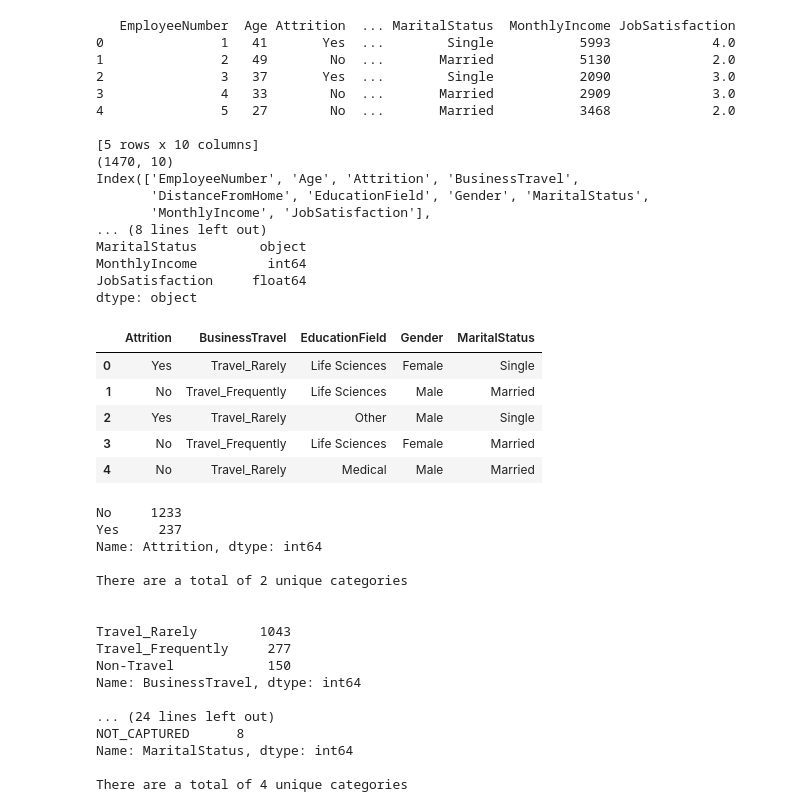
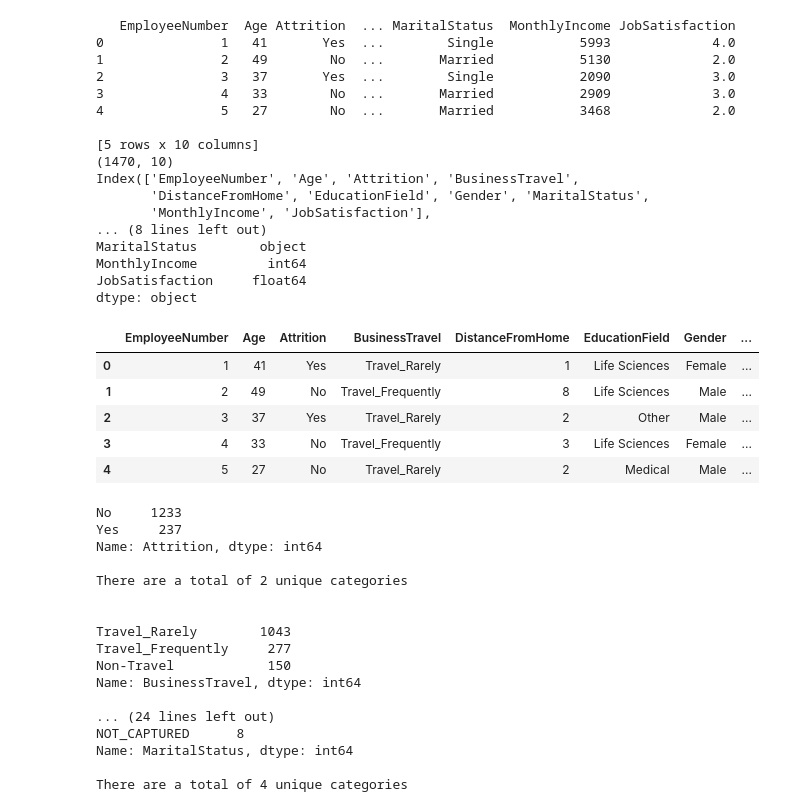
Before and after one commit to KeithChan01/IBM-Employee-Analysis, a Jupyter notebook: Cleaning.ipynb, the cells around one changed output. Saved outputs shown, nothing was run; the diff lists cells and outputs as text; code cells hidden in the pictures.

```diff
--- a/Cleaning.ipynb
+++ b/Cleaning.ipynb
@@ -50,15 +57,15 @@ MaritalStatus        object
 MonthlyIncome         int64
 JobSatisfaction     float64
 dtype: object
-# %%
-#extracting categorical fields to identify data quality issues
-data_cat = data.select_dtypes(include='object')
-data_cat.head()
-# %% [output]
-|  | Attrition | BusinessTravel | EducationField | Gender | MaritalStatus |
-| 0 | Yes | Travel_Rarely | Life Sciences | Female | Single |
-| 1 | No | Travel_Frequently | Life Sciences | Male | Married |
-| 2 | Yes | Travel_Rarely | Other | Male | Single |
-| 3 | No | Travel_Frequently | Life Sciences | Female | Married |
-| 4 | No | Travel_Rarely | Medical | Male | Married |
+# %%
+#making a copy of the original data to clean
+data_cleaned = data.copy()
+data_cleaned.head()
+# %% [output]
+|  | EmployeeNumber | Age | Attrition | BusinessTravel | DistanceFromHome | EducationField | Gender | ... |
+| 0 | 1 | 41 | Yes | Travel_Rarely | 1 | Life Sciences | Female | ... |
+| 1 | 2 | 49 | No | Travel_Frequently | 8 | Life Sciences | Male | ... |
+| 2 | 3 | 37 | Yes | Travel_Rarely | 2 | Other | Male | ... |
+| 3 | 4 | 33 | No | Travel_Frequently | 3 | Life Sciences | Female | ... |
+| 4 | 5 | 27 | No | Travel_Rarely | 2 | Medical | Male | ... |
 # %%
```
Also changed, not shown: parts of 27 cells of this notebook.
